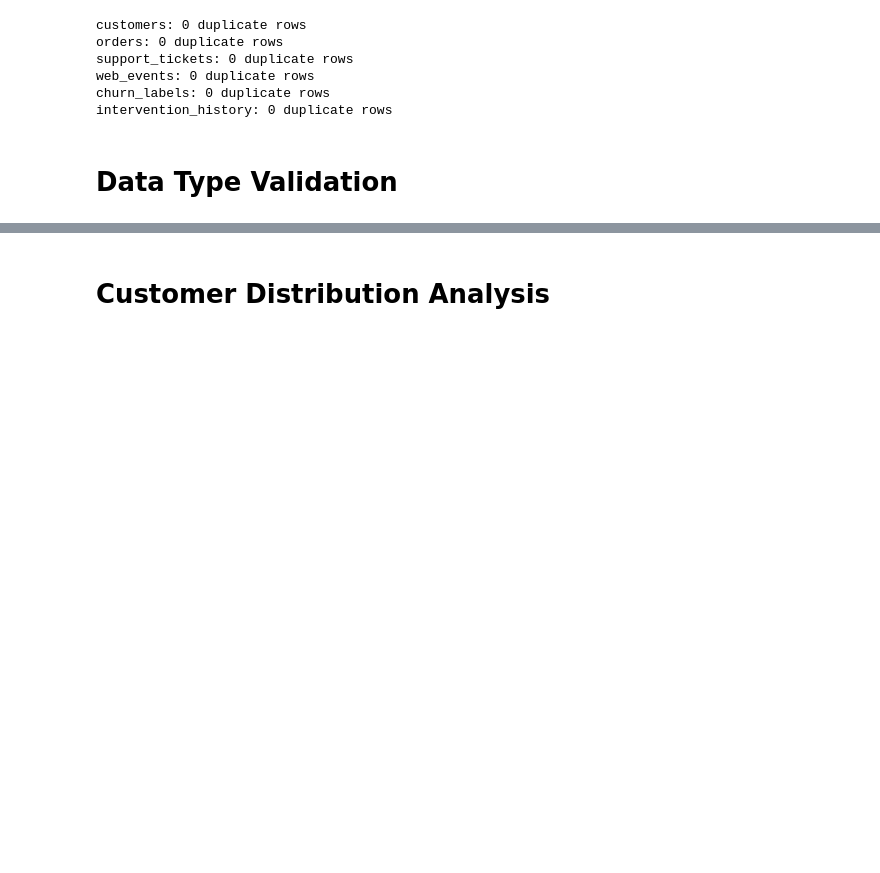
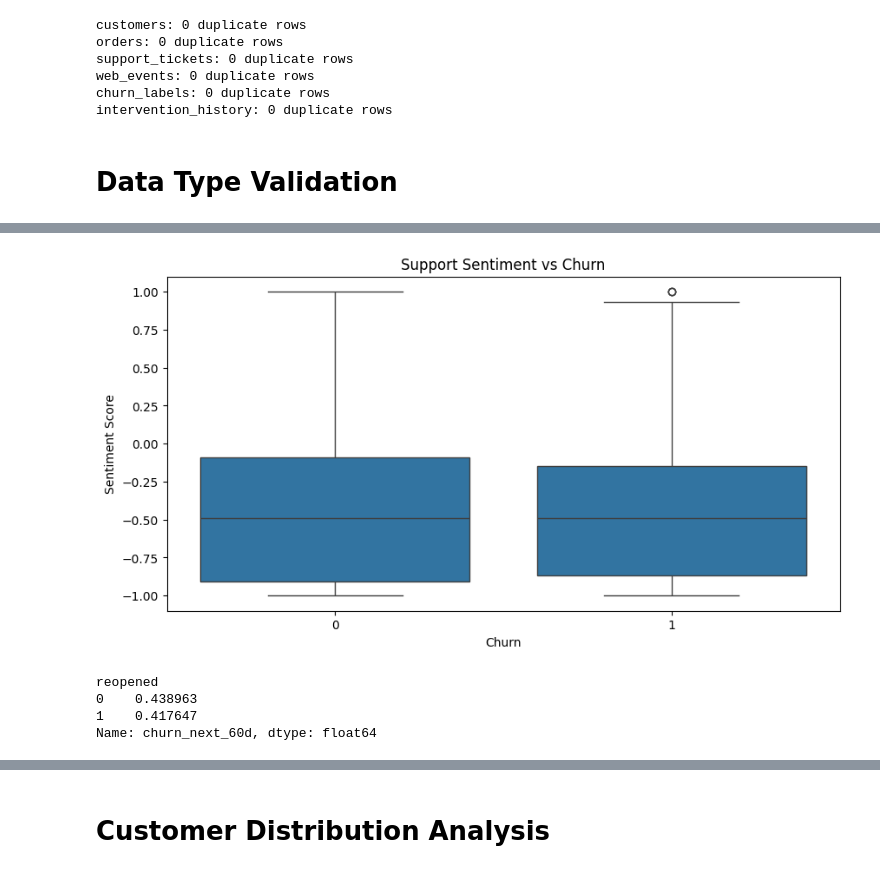
Before and after one commit to GuDLish/d2c-churn-eda-audit, a Jupyter notebook: eda_audit.ipynb, the cells around one changed output, grey strips where cells are left out. Cells and saved outputs as stored; diff of their text form; code cells hidden in the pictures; blank space fills up the shorter version.

```diff
--- a/eda_audit.ipynb
+++ b/eda_audit.ipynb
@@ -208,8 +227,13 @@ intervention_history: 0 duplicate rows
 
 customers['signup_date'] = pd.to_datetime(customers['signup_date'])
 orders['order_date'] = pd.to_datetime(orders['order_date'])
+churn_labels['snapshot_date'] = pd.to_datetime(churn_labels['snapshot_date'])
 
+print("Date conversion completed")
+
+print("\nCustomers Data Types:")
 print(customers.dtypes)
-print("\n")
+
+print("\nOrders Data Types:")
 print(orders.dtypes)
 # %% [output]
@@ -232,0 +375,8 @@ dtype: object
+# %%
+support_churn = support_tickets.merge(
+    churn_labels,
+    on="customer_id",
+    how="left"
+)
+
+support_churn.head()
@@ -232,0 +390,30 @@ dtype: object
+# %%
+plt.figure(figsize=(10,5))
+
+sns.boxplot(
+    data=support_churn,
+    x="churn_next_60d",
+    y="sentiment_score"
+)
+
+plt.title("Support Sentiment vs Churn")
+
+plt.xlabel("Churn")
+plt.ylabel("Sentiment Score")
+
+plt.show()
+# %% [output]
+[figure, added]
+# %%
+reopened_churn = (
+    support_churn
+    .groupby("reopened")["churn_next_60d"]
+    .mean()
+)
+
+reopened_churn
+# %% [output]
+reopened
+0    0.438963
+1    0.417647
+Name: churn_next_60d, dtype: float64
```
Also changed, not shown: parts of 25 cells of this notebook, 3 other files.
